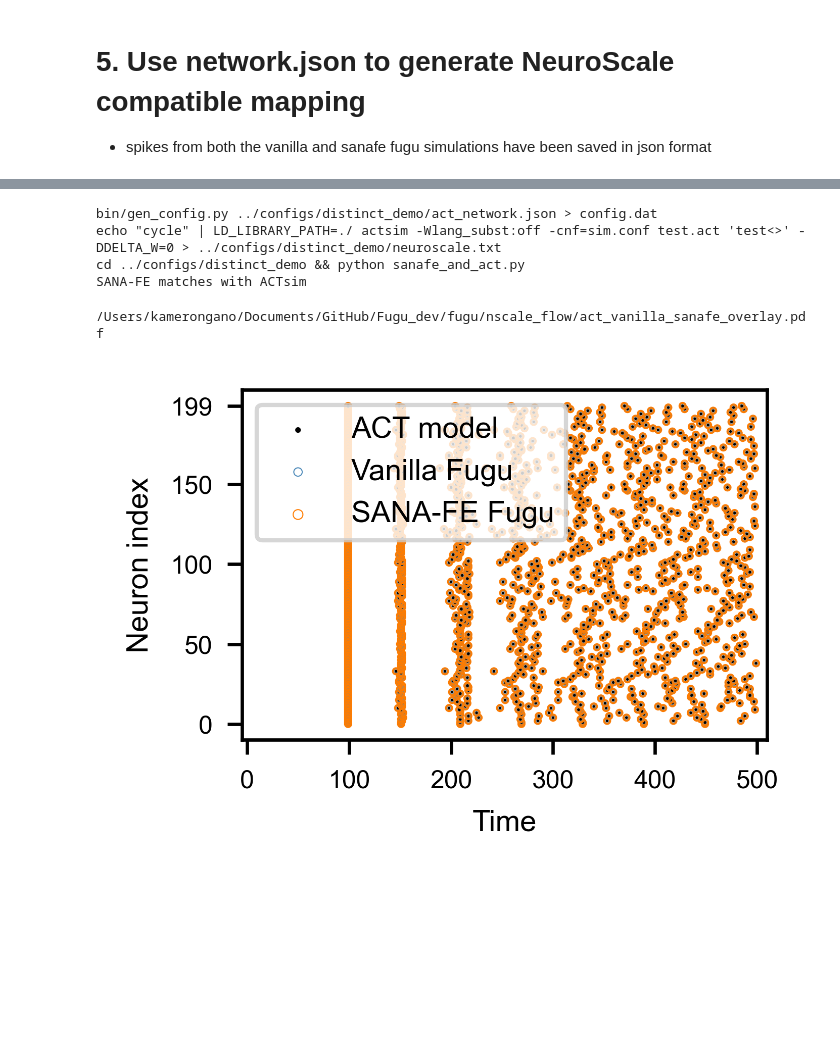
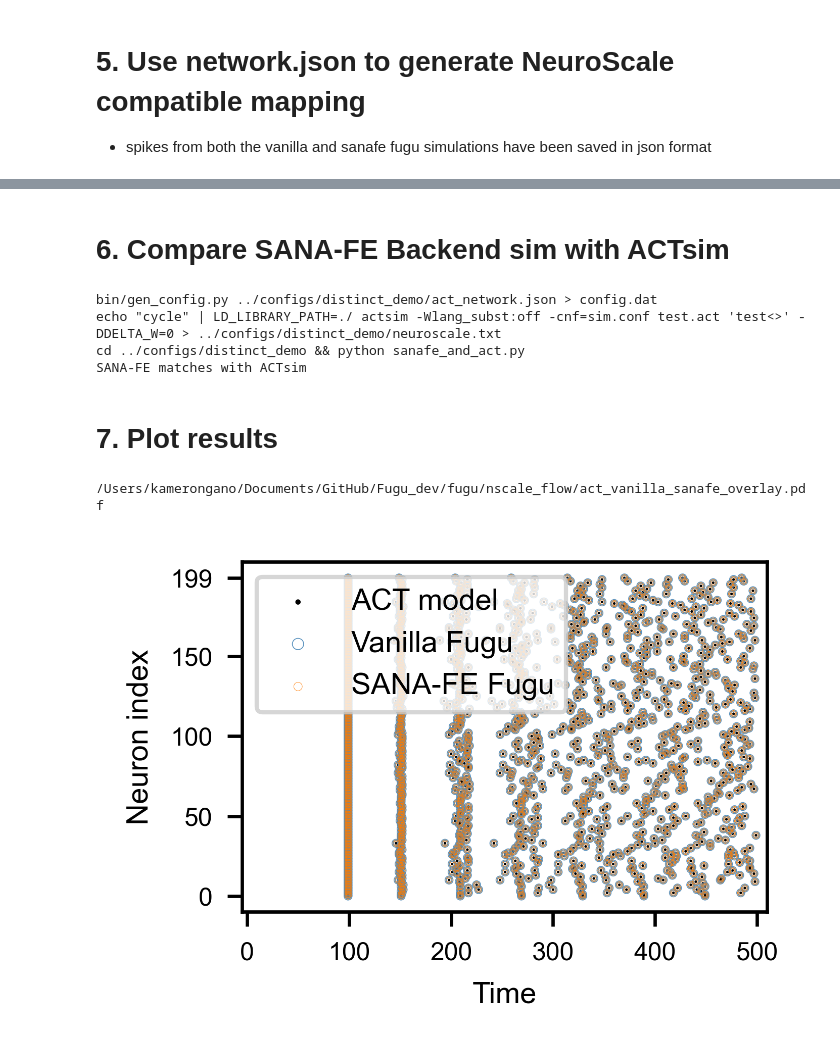
Before and after one commit to kameron-gano/Fugu_dev, a Jupyter notebook: fugu/nscale_flow/flow.ipynb, the cells around one changed output, grey strips where cells are left out. Drawn from its saved outputs; the diff is of its cells as text; code cells hidden in the pictures; blank space fills up the shorter version.

```diff
--- a/fugu/nscale_flow/flow.ipynb
+++ b/fugu/nscale_flow/flow.ipynb
@@ -204,6 +248,8 @@ successfully generate act_json/act_network.json
    '17': {'4': {'0': {'fixed-wt': 1, 'delay': 1.0}},
     '7': {'0': {'fixed-wt': 1, 'delay': 1.0}},
     '10': {'0': {'fixed-wt': 1, 'delay': 1.0}},
+# %% [markdown]
+# 6. Compare SANA-FE Backend sim with ACTsim
 # %%
 %%bash
 cd "$NEUROSCALE" && make test-sanafe-act
@@ -212,6 +258,8 @@ bin/gen_config.py ../configs/distinct_demo/act_network.json > config.dat
 echo "cycle" | LD_LIBRARY_PATH=./ actsim -Wlang_subst:off -cnf=sim.conf test.act 'test<>' -DDELTA_W=0 > ../configs/distinct_demo/neuroscale.txt
 cd ../configs/distinct_demo && python sanafe_and_act.py
 SANA-FE matches with ACTsim
+# %% [markdown]
+# 7. Plot results
 # %%
 NEUROSCALE_SPIKES = "~/Documents/GitHub/nscale/configs/distinct_demo/neuroscale.txt"
 import re
@@ -306,48 +354,48 @@ for i, neuron in enumerate(range(num_neurons)):
     # ACT: black filled dots
     plt.scatter(
         t_act, [i] * len(t_act),
-        color=colors["act"], s=0.45, marker="o", edgecolors="none",
-        label="ACT model" if i == 0 else ""
+        color="black", s=0.40, marker="o", edgecolors="none",
+        label="ACT model" if i == 0 else "", zorder=1
     )
 
-    # Vanilla Fugu: blue concentric circles
+    # Vanilla Fugu: BLUE larger concentric rings
     plt.scatter(
         t_van, [i] * len(t_van),
-        marker="o", facecolor="none", edgecolor=to_rgba(colors["vanilla"]),
-        s=1.0, linewidth=0.25,
-        label="Vanilla Fugu" if i == 0 else ""
+        marker="o", facecolor="none", edgecolor=to_rgba("#508CBB", 0.95),
+        s=1.8, linewidth=0.2,
+        label="Vanilla Fugu" if i == 0 else "", zorder=3
     )
     plt.scatter(
         t_van, [i] * len(t_van),
-        marker="o", facecolor="none", edgecolor=to_rgba(colors["vanilla"]),
-        s=2.2, linewidth=0.25
+        marker="o", facecolor="none", edgecolor=to_rgba("#508CBB", 0.95),
+        s=3.6, linewidth=0.2, zorder=3
     )
 
-    # SANA-FE Fugu: orange concentric circles
+    # SANA-FE Fugu: ORANGE smaller concentric rings
     plt.scatter(
         t_san, [i] * len(t_san),
-        marker="o", facecolor="none", edgecolor=to_rgba(colors["sanafe"]),
-        s=1.35, linewidth=0.25,
-        label="SANA-FE Fugu" if i == 0 else ""
+        marker="o", facecolor="none", edgecolor=to_rgba("#Ff7c00", 0.95),
+        s=1.0, linewidth=0.1,
+        label="SANA-FE Fugu" if i == 0 else "", zorder=4
     )
     plt.scatter(
         t_san, [i] * len(t_san),
-        marker="o", facecolor="none", edgecolor=to_rgba(colors["sanafe"]),
-        s=2.8, linewidth=0.25
+        marker="o", facecolor="none", edgecolor=to_rgba("#Ff7c00", 0.95),
+        s=2.4, linewidth=0.1, zorder=4
     )
 
 plt.xlabel("Time")
 plt.ylabel("Neuron index")
 selected_indices = [0, 50, 100, 150, 199] if num_neurons >= 200 else list(range(0, num_neurons, max(1, num_neurons // 4)))
 plt.yticks(selected_indices, selected_indices)
 plt.xlim(-5, time + 10)
 plt.legend(prop={"family": "Arial"}, loc="upper left", markerscale=2)
 plt.grid(False)
 
 with PdfPages("act_vanilla_sanafe_overlay.pdf") as pdf:
     pdf.savefig(bbox_inches="tight")
 
 display(FileLink("act_vanilla_sanafe_overlay.pdf"))
 # %% [output]
 /Users/kamerongano/Documents/GitHub/Fugu_dev/fugu/nscale_flow/act_vanilla_sanafe_overlay.pdf
-[figure, old version]
+[figure, new version]
```
Also changed, not shown: parts of 4 cells of this notebook, 17 other files.
